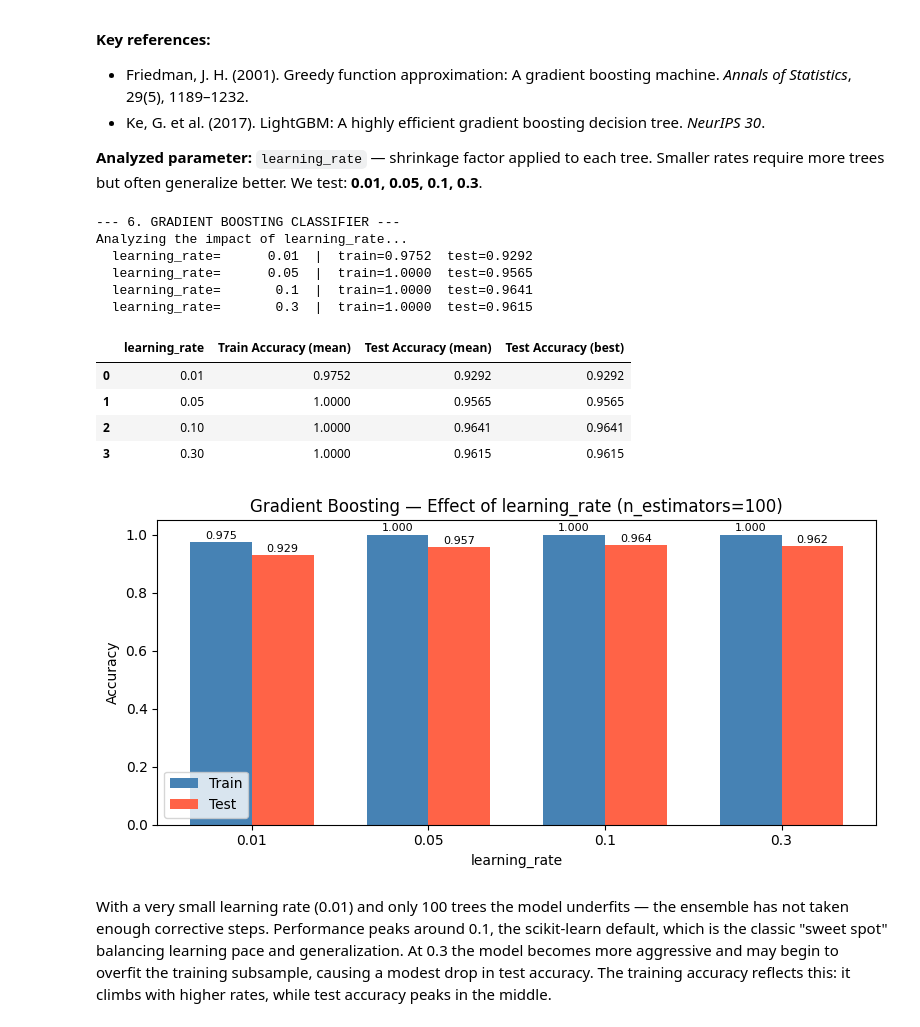
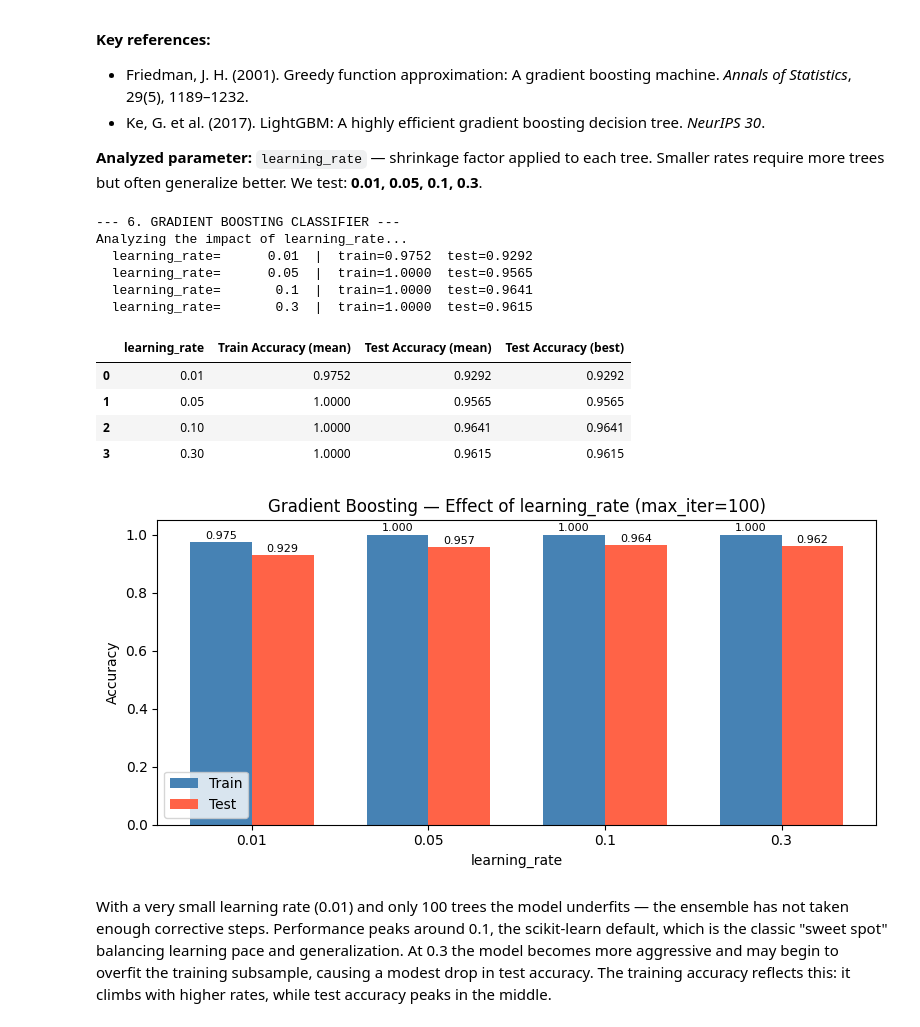
Before and after one commit to Projekty-IiE/NeuralEnjoyers, a Jupyter notebook: ML_Classification/Ml_Classification.ipynb, the cells around one changed output. Cells and saved outputs as stored; diff of their text form; code cells hidden in the pictures.

```diff
--- a/ML_Classification/Ml_Classification.ipynb
+++ b/ML_Classification/Ml_Classification.ipynb
@@ -290,34 +288,34 @@ Gradient Boosting builds an additive ensemble of *shallow* decision trees sequen
 # %%
 print("--- 6. GRADIENT BOOSTING CLASSIFIER ---")
 print("Analyzing the impact of learning_rate...")
 
 gb_results = run_experiment(
     model_class=HistGradientBoostingClassifier,
     param_name='learning_rate',
     param_values=[0.01, 0.05, 0.1, 0.3],
     X_train=X_sub,
     y_train=y_sub,
     X_test=X_test,
     y_test=y_test,
     n_runs=1,
     max_iter=100
 )
 
 display(gb_results)
-plot_results(gb_results, 'learning_rate', 'Gradient Boosting — Effect of learning_rate (n_estimators=100)')
+plot_results(gb_results, 'learning_rate', 'Gradient Boosting — Effect of learning_rate (max_iter=100)')
 # %% [output]
 --- 6. GRADIENT BOOSTING CLASSIFIER ---
 Analyzing the impact of learning_rate...
   learning_rate=      0.01  |  train=0.9752  test=0.9292
   learning_rate=      0.05  |  train=1.0000  test=0.9565
   learning_rate=       0.1  |  train=1.0000  test=0.9641
   learning_rate=       0.3  |  train=1.0000  test=0.9615
 |  | learning_rate | Train Accuracy (mean) | Test Accuracy (mean) | Test Accuracy (best) |
 | 0 | 0.01 | 0.9752 | 0.9292 | 0.9292 |
 | 1 | 0.05 | 1.0000 | 0.9565 | 0.9565 |
 | 2 | 0.10 | 1.0000 | 0.9641 | 0.9641 |
 | 3 | 0.30 | 1.0000 | 0.9615 | 0.9615 |
-[figure, old version]
+[figure, new version]
 # %% [markdown]
 With a very small learning rate (0.01) and only 100 trees the model underfits — the ensemble has not taken enough corrective steps. Performance peaks around 0.1, the scikit-learn default, which is the classic "sweet spot" balancing learning pace and generalization. At 0.3 the model becomes more aggressive and may begin to overfit the training subsample, causing a modest drop in test accuracy. The training accuracy reflects this: it climbs with higher rates, while test accuracy peaks in the middle.
 # %% [markdown]
```
Also changed, not shown: parts of 5 cells of this notebook.
